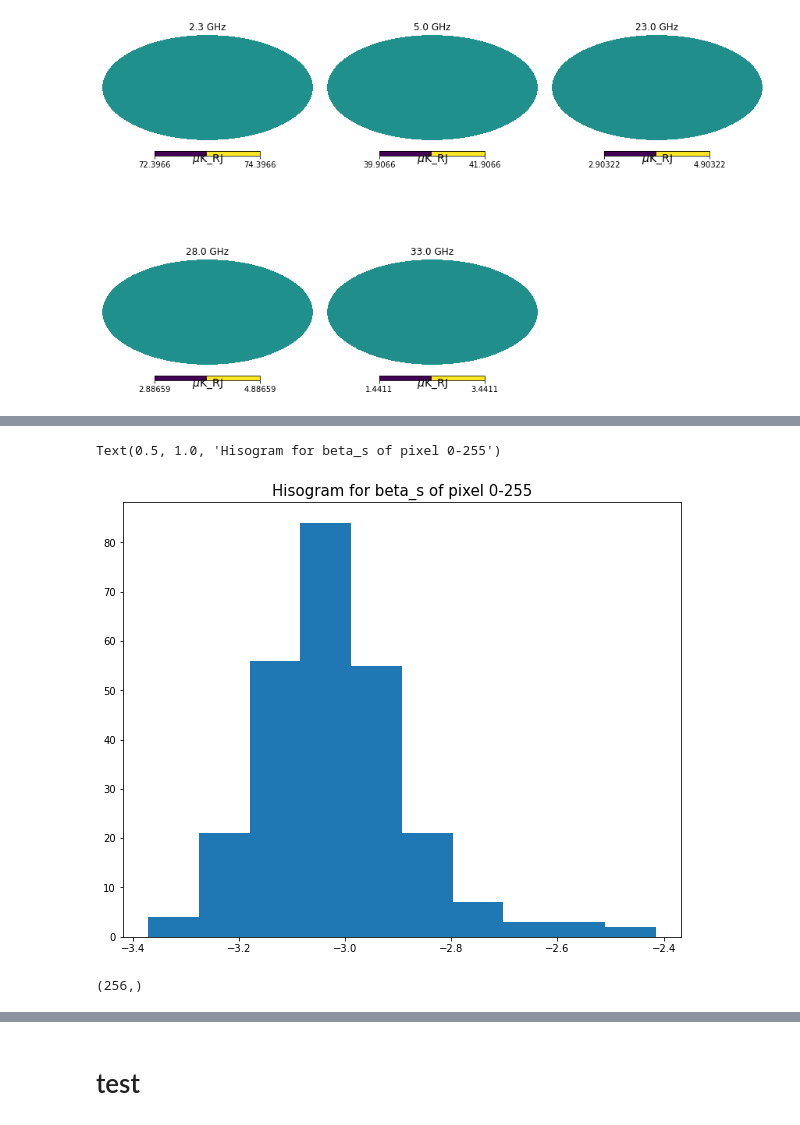
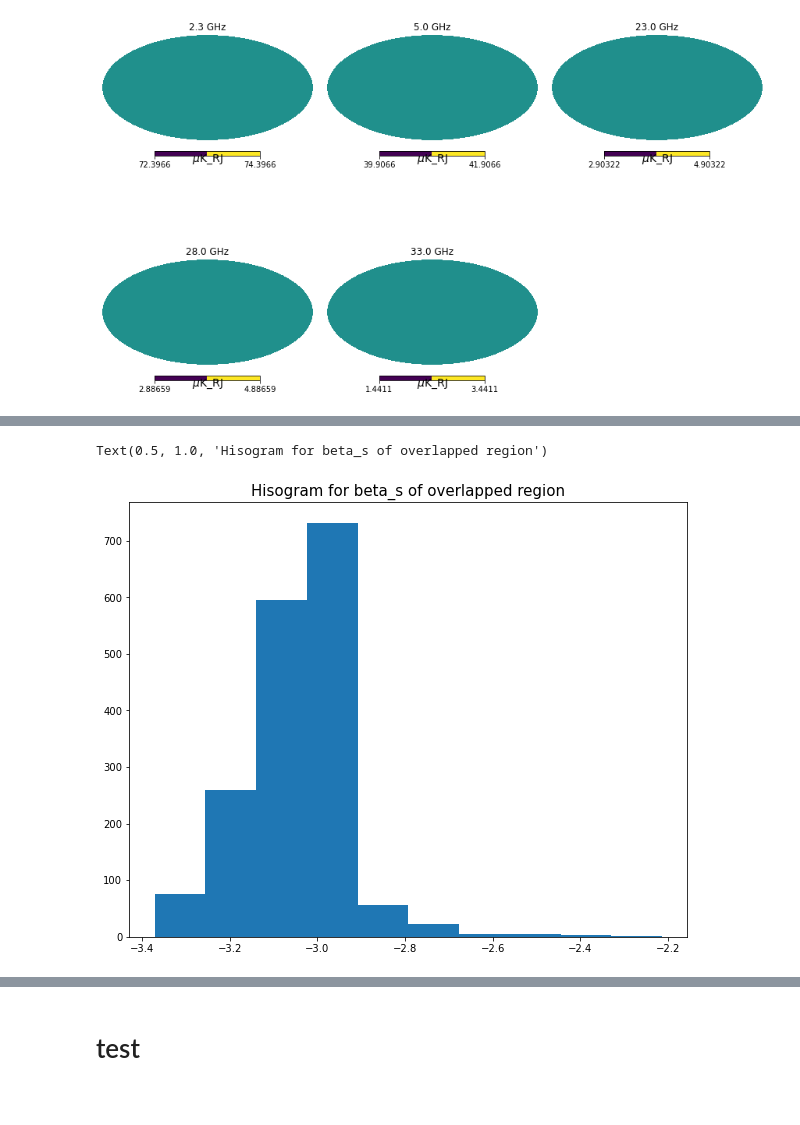
Before and after one commit to yaojian95/Beta_s, a Jupyter notebook: Likelihood_analysis.ipynb, the cells around one changed output, grey strips where cells are left out. Cells and saved outputs as stored; diff of their text form; code cells hidden in the pictures.

```diff
--- a/Likelihood_analysis.ipynb
+++ b/Likelihood_analysis.ipynb
@@ -218,2 +244,4 @@ hp.mollview(S_to_N[4]*mask_both, norm = 'hist', sub = 235, title = '%s GHz' % fr
 # %%
-As_betas = np.load('/global/cscratch1/sd/jianyao/CBASS/Results/s0_only_homo_noise/As_betas_masked_both_32_with_CBASS.npy')
+As_betas_both = np.load('/global/cscratch1/sd/jianyao/CBASS/Results/s0_only_homo_noise/Emcee_As_betas_masked_both_32_with_SPASS_CBASS.npy')
+As_betas_S = np.load('/global/cscratch1/sd/jianyao/CBASS/Results/s0_only_homo_noise/Emcee_As_betas_masked_both_32_with_SPASS_only.npy')
+As_betas_C = np.load('/global/cscratch1/sd/jianyao/CBASS/Results/s0_only_homo_noise/Emcee_As_betas_masked_both_32_with_CBASS_only.npy')
@@ -260,11 +248,7 @@ for n in range(45):
 # %%
 plt.figure(figsize = (10,8))
-plt.hist(betas.flatten())
-plt.title('Hisogram for beta_s of pixel 0-255', fontsize = 15)
+plt.hist(As_betas[1])
+plt.title('Hisogram for beta_s of overlapped region', fontsize = 15)
 # %% [output]
-Text(0.5, 1.0, 'Hisogram for beta_s of pixel 0-255')
+Text(0.5, 1.0, 'Hisogram for beta_s of overlapped region')
-[figure, old version]
+[figure, new version]
-# %%
-betas.flatten().shape
-# %% [output]
-(256,)
```
Also changed, not shown: parts of 65 cells of this notebook, 2 other files.
